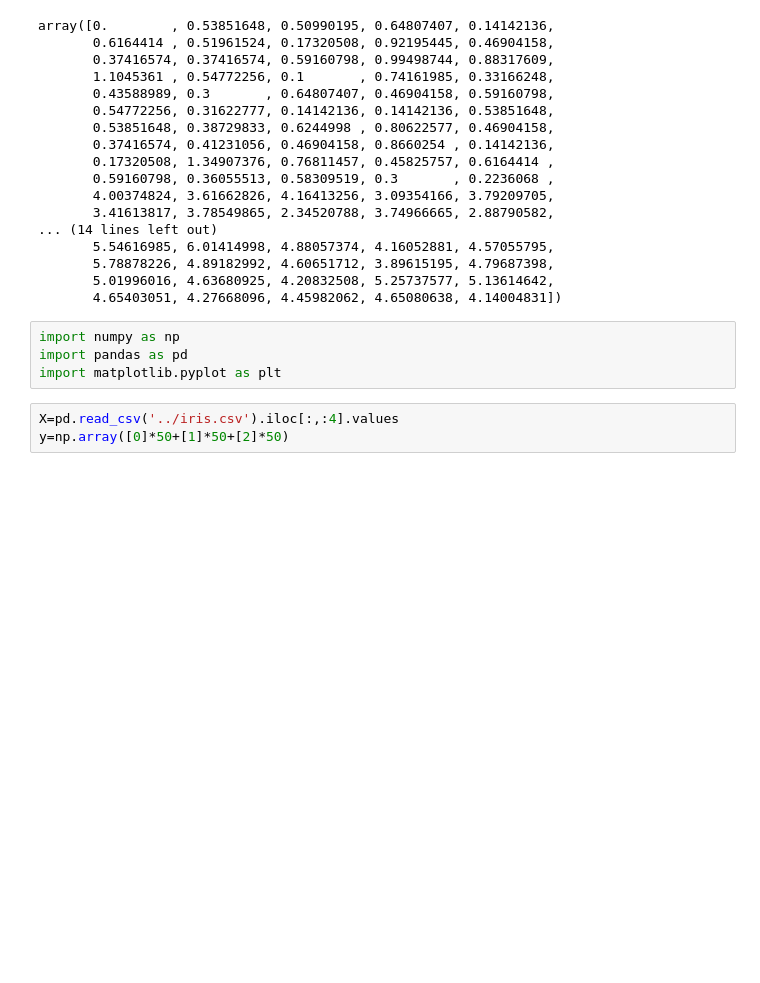
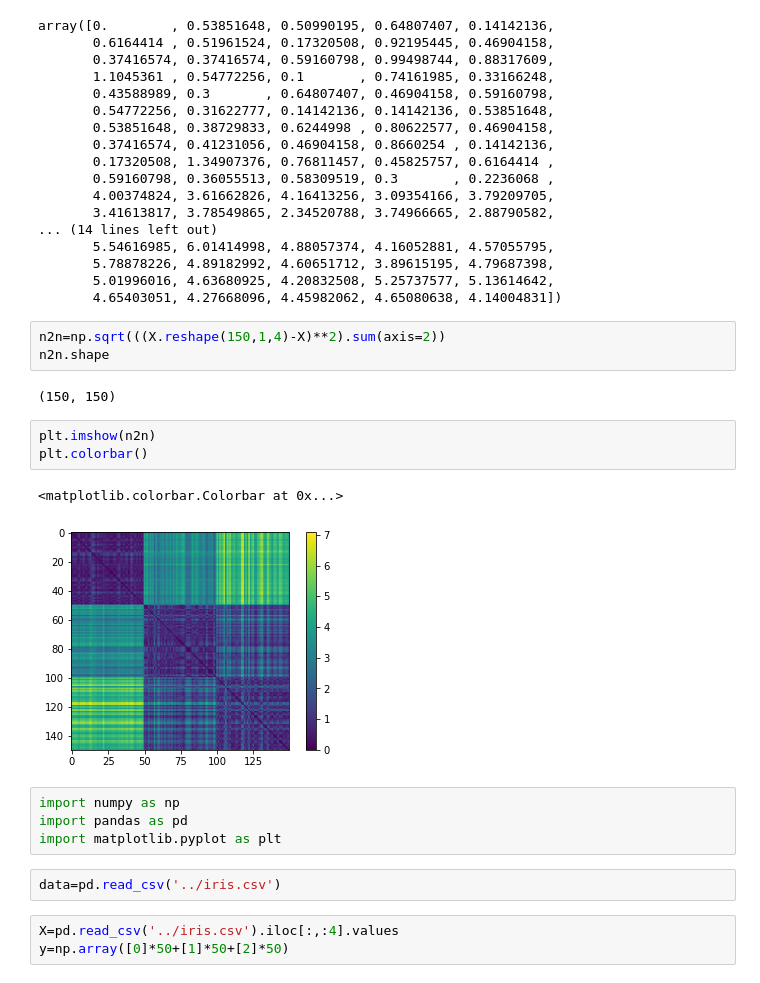
Before and after one commit to Heegu-han/AI, a Jupyter notebook: day_15/day_15.ipynb, the cells around one changed output. Drawn from its saved outputs; the diff is of its cells as text; blank space fills up the shorter version.

```diff
--- a/day_15/day_15.ipynb
+++ b/day_15/day_15.ipynb
@@ -48,10 +48,23 @@ array([0.        , 0.53851648, 0.50990195, 0.64807407, 0.14142136,
        5.78878226, 4.89182992, 4.60651712, 3.89615195, 4.79687398,
        5.01996016, 4.63680925, 4.20832508, 5.25737577, 5.13614642,
        4.65403051, 4.27668096, 4.45982062, 4.65080638, 4.14004831])
+# %%
+n2n=np.sqrt(((X.reshape(150,1,4)-X)**2).sum(axis=2))
+n2n.shape
+# %% [output]
+(150, 150)
+# %%
+plt.imshow(n2n)
+plt.colorbar()
+# %% [output]
+<matplotlib.colorbar.Colorbar at 0x...>
+[figure, added]
 # %%
 import numpy as np
 import pandas as pd
 import matplotlib.pyplot as plt
+# %%
+data=pd.read_csv('../iris.csv')
 # %%
 X=pd.read_csv('../iris.csv').iloc[:,:4].values
 y=np.array([0]*50+[1]*50+[2]*50)
```
Also changed, not shown: parts of 2 cells of this notebook.
